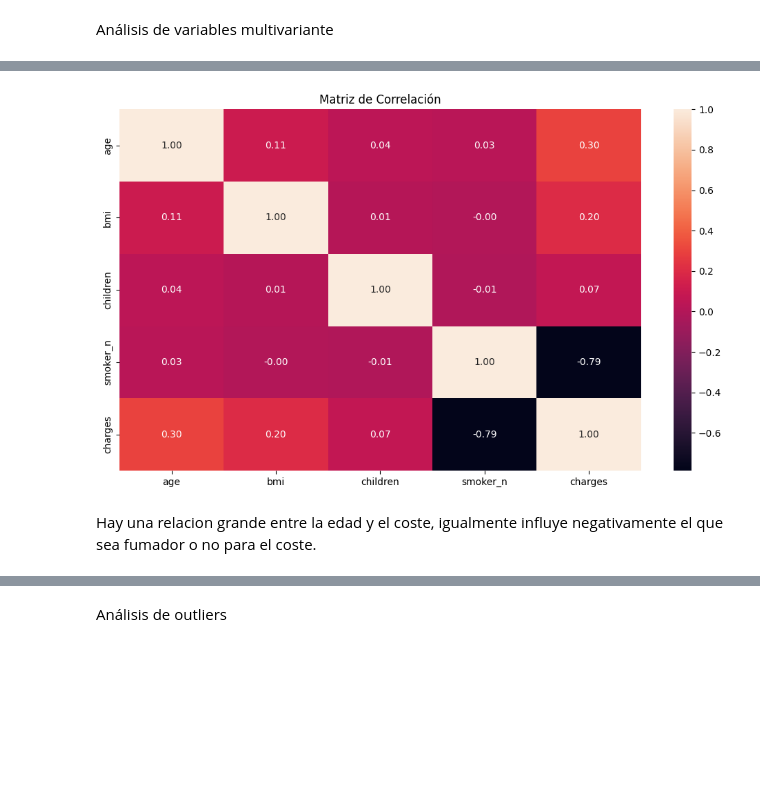
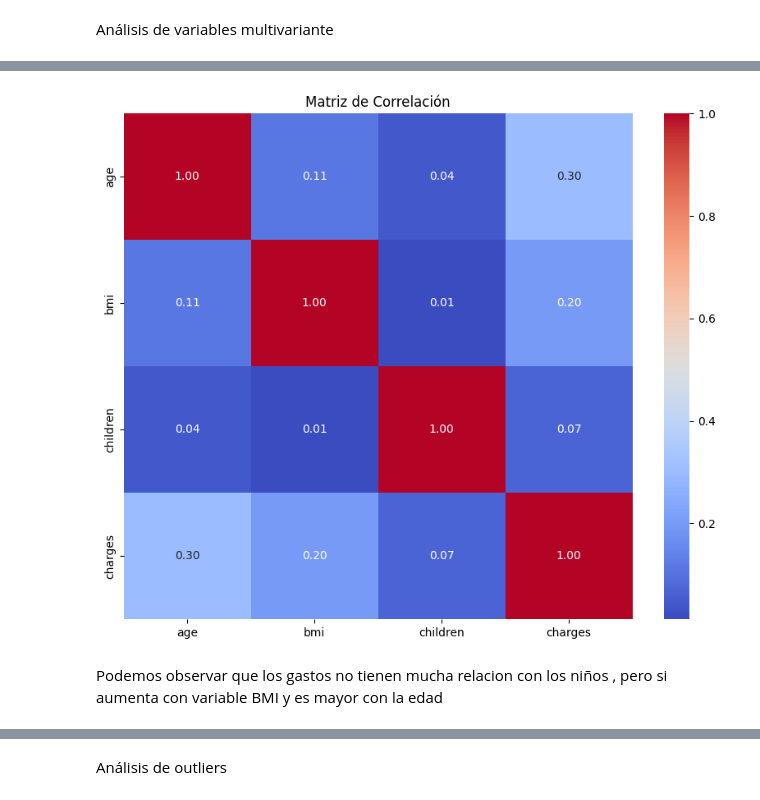
Before and after one commit to KevinKennyy/Proyecto-de-Regresi-n-Lineal, a Jupyter notebook: src/Proyecto .ipynb, the cells around one changed output, grey strips where cells are left out. Drawn from its saved outputs; the diff is of its cells as text; code cells hidden in the pictures; blank space fills up the shorter version.

```diff
--- a/src/Proyecto .ipynb
+++ b/src/Proyecto .ipynb
@@ -166,22 +169,22 @@ plt.show()
 # %%
-
 import seaborn as sns
 import matplotlib.pyplot as plt
 
-# Seleccionar las columnas relevantes y calcular la matriz de correlación
-cols_to_correlate = ['age', 'bmi', 'children', 'smoker_n', 'charges']
-correlation_matrix = total_data[cols_to_correlate].corr()
+# Seleccionar solo las columnas numéricas del DataFrame, ya que la matriz de correlacion solo puede calcular la correlacoin entre variables numericas
+numeric_columns = total_data.select_dtypes(include=['int64', 'float64'])
 
-# Generar un mapa de calor de correlación
-plt.figure(figsize=(10, 6))
-sns.heatmap(correlation_matrix, annot=True, fmt=".2f")
+# Calcular la matriz de correlación entre las variables numéricas
+correlation_matrix = numeric_columns.corr()
+
+# Crear un mapa de calor de correlación
+plt.figure(figsize=(10, 8))
+sns.heatmap(correlation_matrix, annot=True, cmap='coolwarm', fmt=".2f")
 plt.title('Matriz de Correlación')
-plt.tight_layout()
 plt.show()
 # %% [output]
-[figure, old version]
+[figure, new version]
-# %% [markdown]
-Hay una relacion grande entre la edad y el coste, igualmente influye negativamente el que sea fumador o no para el coste.
+# %% [markdown]
+Podemos observar que los gastos no tienen mucha relacion con los niños , pero si aumenta con variable BMI y es mayor con la edad
 # %%
 sns.pairplot(data = total_data)
 # %% [output]
```
Also changed, not shown: parts of 28 cells of this notebook, 1 other file.
